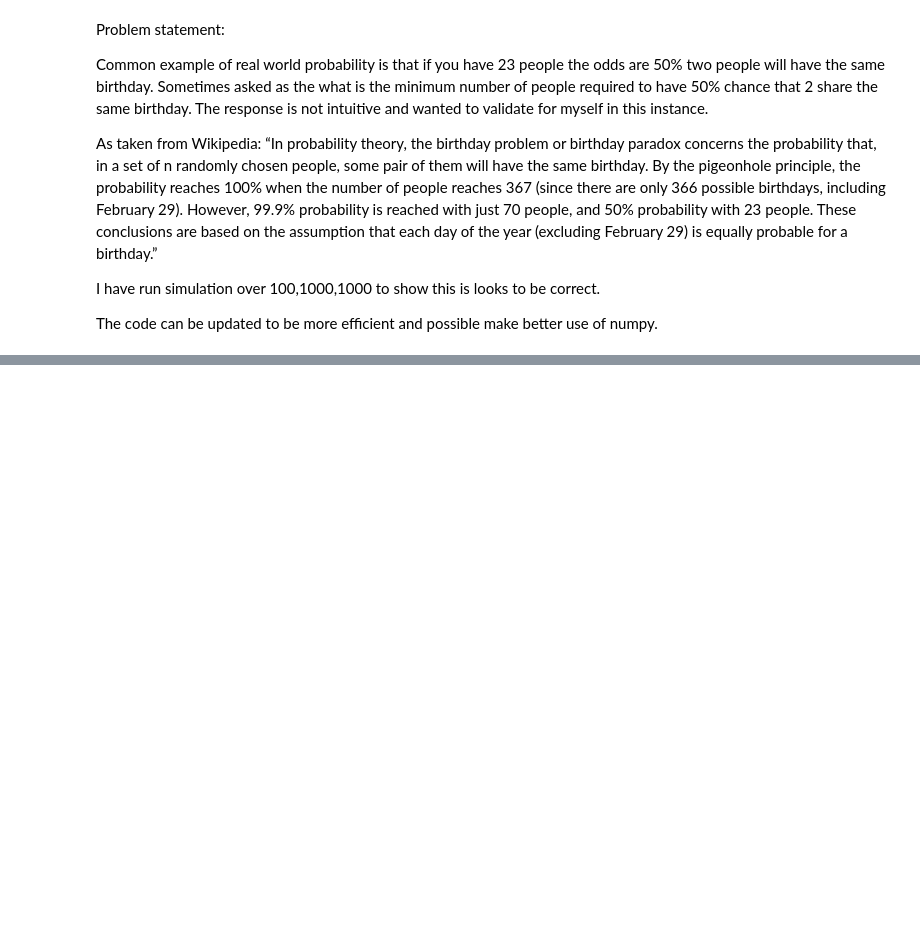
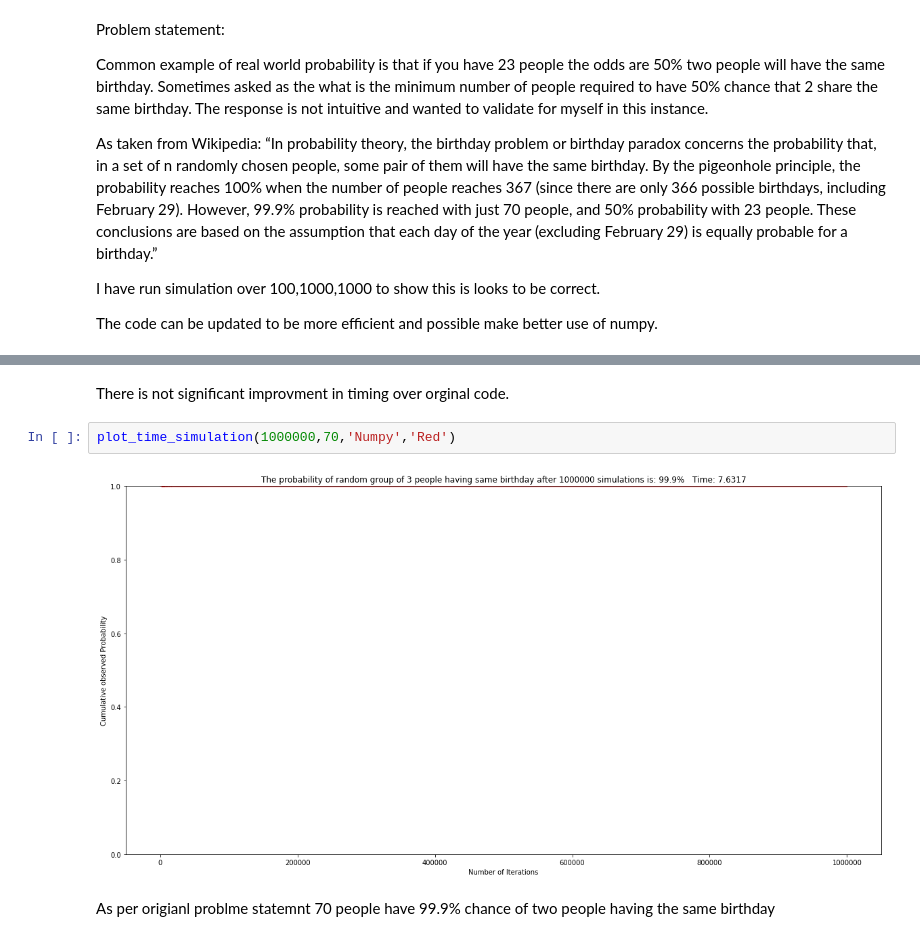
Before and after one commit to vipulpopat/MSCAI_CE4021_Week6, a Jupyter notebook: Etivity6.ipynb, the cells around one changed output, grey strips where cells are left out. Saved outputs shown, nothing was run; the diff lists cells and outputs as text; blank space fills up the shorter version.

```diff
--- a/Etivity6.ipynb
+++ b/Etivity6.ipynb
@@ -65,0 +128,8 @@ run_simulation(10000,'blue')
+# %% [markdown]
+There is not significant improvment in timing over orginal code.
+# %%
+plot_time_simulation(1000000,70,'Numpy','Red')
+# %% [output]
+[figure, added]
+# %% [markdown]
+As per origianl problme statemnt 70 people have 99.9% chance of two people having the same birthday
```
Also changed, not shown: parts of 11 cells of this notebook.
